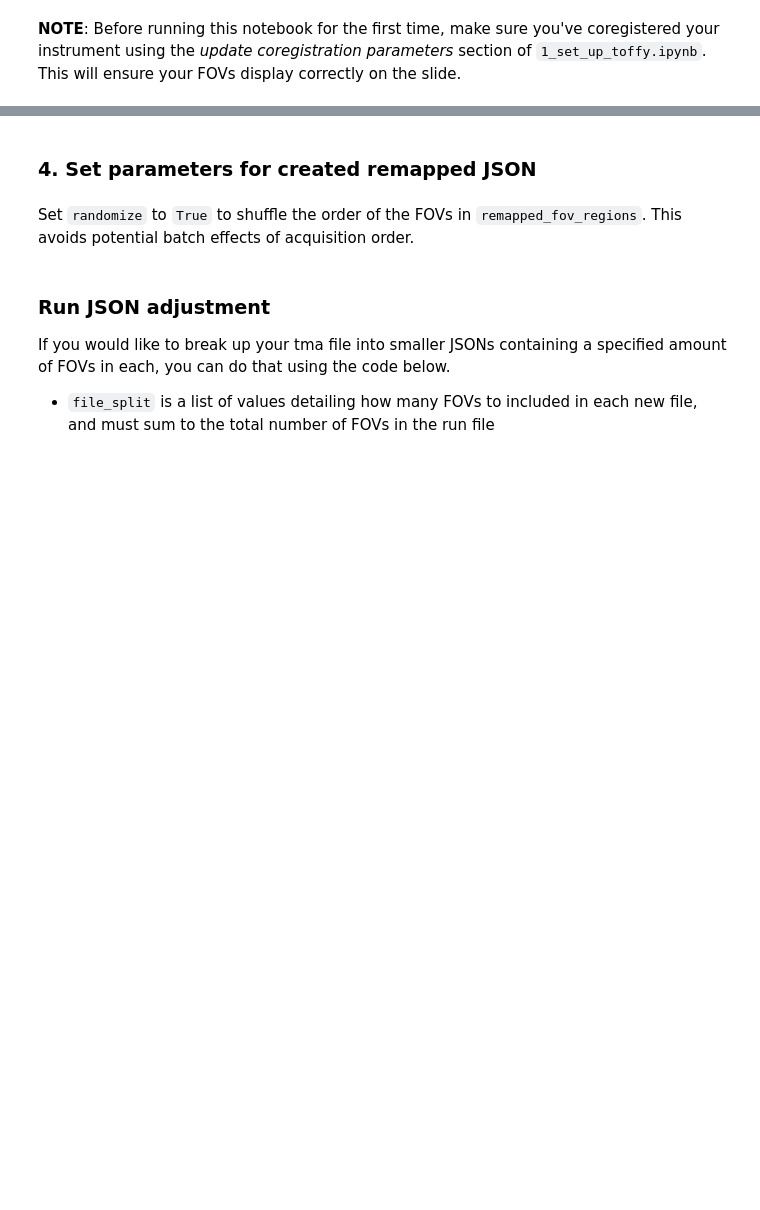
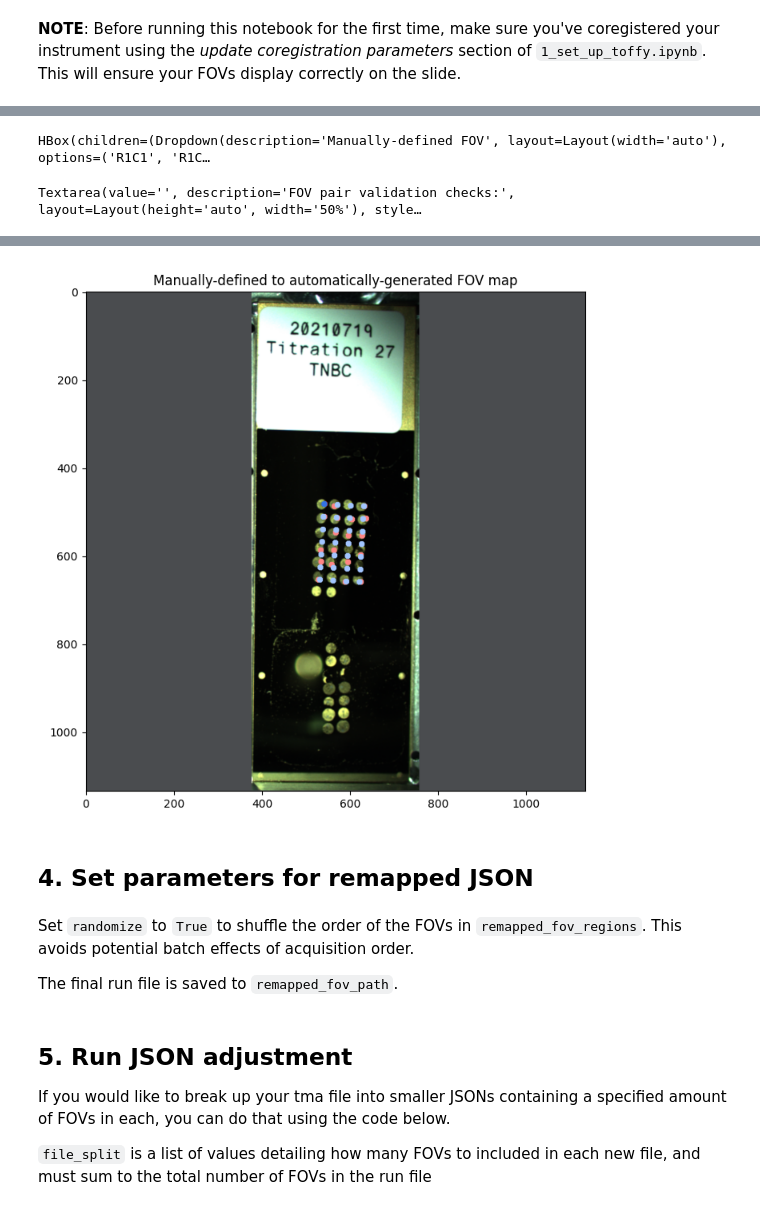
Before and after one commit to angelolab/toffy, a Jupyter notebook: templates/2_create_tma_mibi_run.ipynb, the cells around one changed output, grey strips where cells are left out. Drawn from its saved outputs; the diff is of its cells as text; code cells hidden in the pictures; blank space fills up the shorter version.

```diff
--- a/templates/2_create_tma_mibi_run.ipynb
+++ b/templates/2_create_tma_mibi_run.ipynb
@@ -57 +42,19 @@ remapped_fov_path = os.path.join(tma_dir, '%s_automatic_run.json' % tma_prefix)
+# %%
+# user created files
+tma_dir = 'C:\\Users\\Customer.ION\\Documents\\autolabeled_tma_jsons'
+tma_dir = '../creed/data_dir/json_tiling_data'
+tma_corners_path = os.path.join(tma_dir, '%s_corners.json' % tma_prefix)
+manual_run_path = os.path.join(tma_dir, '%s_manual.json' % tma_prefix)
+
+# Change `slide_path_ext` to '.jpg' if needed.
+slide_path_ext = '.bmp'
+slide_path_ext = '.png'
+slide_path = os.path.join(tma_dir, tma_prefix + slide_path_ext)
+
+# the final run file the notebook will generate
+remapped_fov_path = os.path.join(tma_dir, '%s_automatic_run.json' % tma_prefix)
+
+# intermediate files the notebook will create
+auto_fov_names_path = os.path.join(tma_dir, '%s_automatic_fov_names.json' % tma_prefix)
+mapping_path = os.path.join(tma_dir, '%s_mapping.json' % tma_prefix)
 # %% [markdown]
@@ -59,8 +66,4 @@ remapped_fov_path = os.path.join(tma_dir, '%s_automatic_run.json' % tma_prefix)
 # %%
-# Define TMA grid dimensions
-tma_num_row = 7
-tma_num_col = 4
-
 # generate automatically named TMA
 auto_fov_regions = tiling_utils.generate_tma_fov_list(
     tma_corners_path,
@@ -70,3 +73,17 @@ auto_fov_regions = tiling_utils.generate_tma_fov_list(
 
 # save the automatically-named TMA FOVs to centroids mapping
 json_utils.write_json_file(json_path=auto_fov_names_path, json_object=auto_fov_regions, encoding='utf-8')
+
+# load the user-defined set of FOVs in
+manual_fov_regions = json_utils.read_json_file(manual_run_path, encoding='utf-8')
+
+# ensure missing and duplicate FOV names get identified
+manual_fov_regions = json_utils.rename_missing_fovs(manual_fov_regions)
+manual_fov_regions = json_utils.rename_duplicate_fovs(manual_fov_regions)
+
+# ensure all the provided FOVs in manual_fov_regions lie on the slide
+for mf in manual_fov_regions['fovs']:
+    mf_coord = (mf['centerPointMicrons']['x'], mf['centerPointMicrons']['y'])
+
+    if not tiling_utils.verify_coordinate_on_slide(mf_coord, 'micron'):
+        raise ValueError('FOV %s in manual_fov_regions is out of bounds' % mf['name'])
@@ -106,4 +122,7 @@ After you're done finished, click `Save mapping` and run the cells afterward (ig
 # %%
+# load the slide image in
+slide_data = imread(slide_path)
+
 %matplotlib widget
 tiling_utils.tma_interactive_remap(
     manual_fov_regions,
@@ -111,8 +130,12 @@ tiling_utils.tma_interactive_remap(
     slide_data,
     mapping_path,
     draw_radius=7,
+    coreg_path='../toffy/coreg_params.json',
     figsize=(7, 7),
     check_dist=check_dist,
     check_duplicates=check_duplicates,
     check_mismatches=check_mismatches
 )
+# %% [output]
+HBox(children=(Dropdown(description='Manually-defined FOV', layout=Layout(width='auto'), options=('R1C1', 'R1C…
+Textarea(value='', description='FOV pair validation checks:', layout=Layout(height='auto', width='50%'), style…
@@ -119,7 +143,10 @@ tiling_utils.tma_interactive_remap(
+[figure, added]
 # %% [markdown]
-### 4. Set parameters for created remapped JSON
+## 4. Set parameters for remapped JSON
 # %% [markdown]
 Set `randomize` to `True` to shuffle the order of the FOVs in `remapped_fov_regions`. This avoids potential batch effects of acquisition order.
+
+The final run file is saved to `remapped_fov_path`.
 # %%
 randomize = True
 # %%
@@ -136,9 +163,11 @@ remapped_fov_regions = tiling_utils.remap_and_reorder_fovs(
 # save remapped_fov_regions
 json_utils.write_json_file(json_path=remapped_fov_path, json_object=remapped_fov_regions, encoding='utf-8')
 # %% [markdown]
-### Run JSON adjustment
+## 5. Run JSON adjustment
+
 If you would like to break up your tma file into smaller JSONs containing a specified amount of FOVs in each, you can do that using the code below.
-- `file_split` is a list of values detailing how many FOVs to included in each new file, and must sum to the total number of FOVs in the run file
+
+`file_split` is a list of values detailing how many FOVs to included in each new file, and must sum to the total number of FOVs in the run file
 # %%
 file_split = []
 
```
Also changed, not shown: parts of 15 cells of this notebook, 3 other files.
